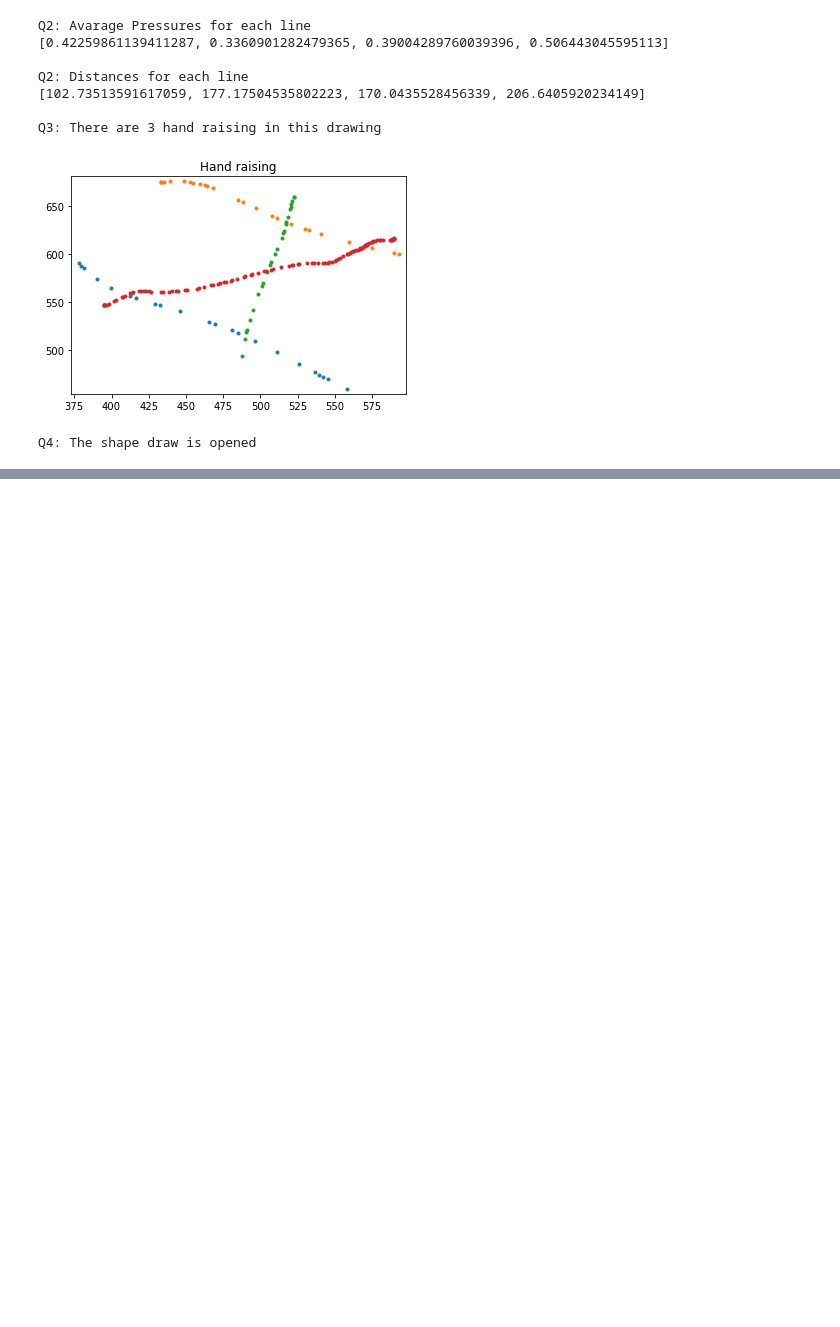
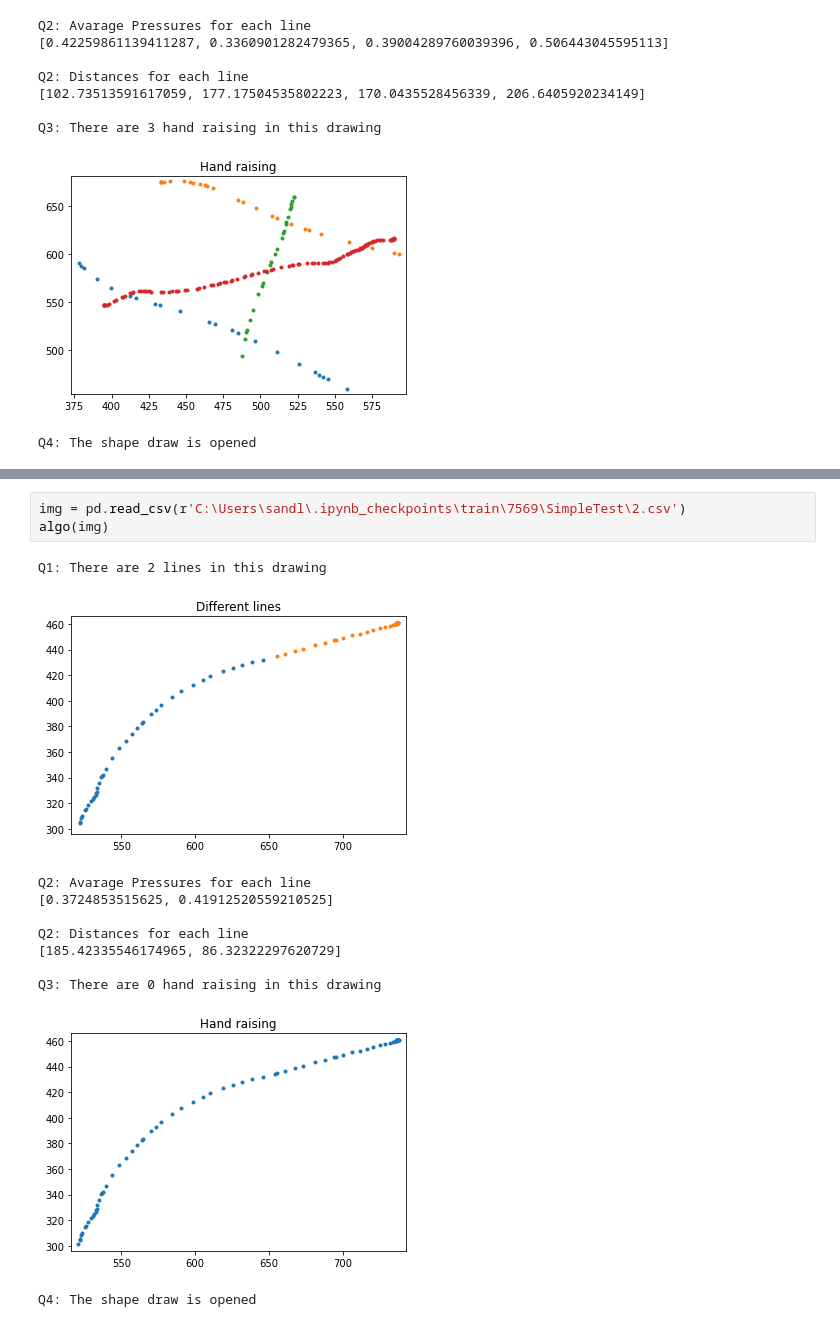
Before and after one commit to sandler2806/Data-Visualization, a Jupyter notebook: kids_drawing_pandas.ipynb, the cells around one changed output, grey strips where cells are left out. Cells and saved outputs as stored; diff of their text form; blank space fills up the shorter version.

```diff
--- a/kids_drawing_pandas.ipynb
+++ b/kids_drawing_pandas.ipynb
@@ -685,0 +691,15 @@ Q4: The shape draw is opened
+# %%
+img = pd.read_csv(r'C:\Users\sandl\.ipynb_checkpoints\train\7569\SimpleTest\2.csv')
+algo(img)
+# %% [output]
+Q1: There are 2 lines in this drawing
+[figure, added]
+Q2: Avarage Pressures for each line
+[0.3724853515625, 0.41912520559210525]
+
+Q2: Distances for each line
+[185.42335546174965, 86.32322297620729]
+
+Q3: There are 0 hand raising in this drawing
+[figure, added]
+Q4: The shape draw is opened
```
Also changed, not shown: parts of 19 cells of this notebook.
